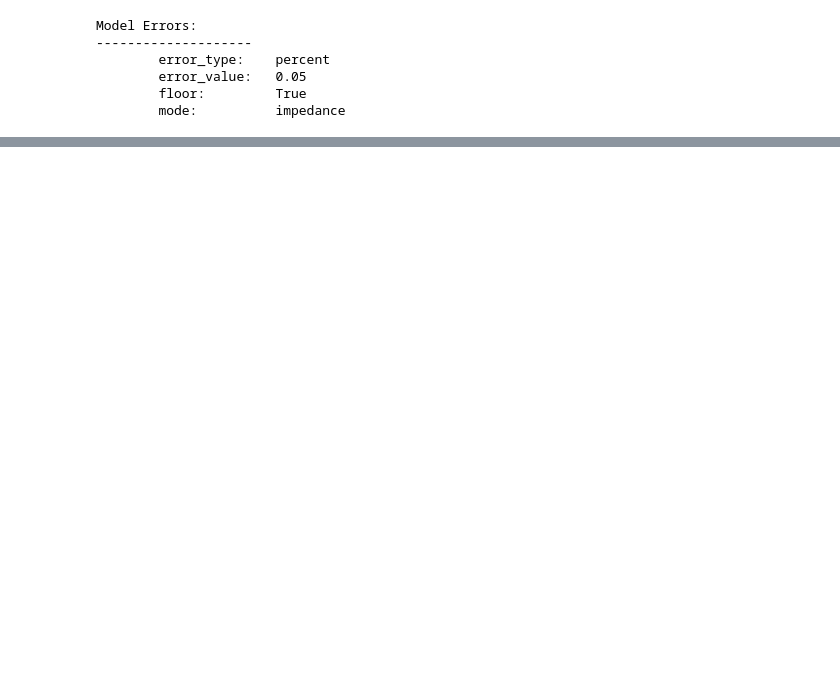
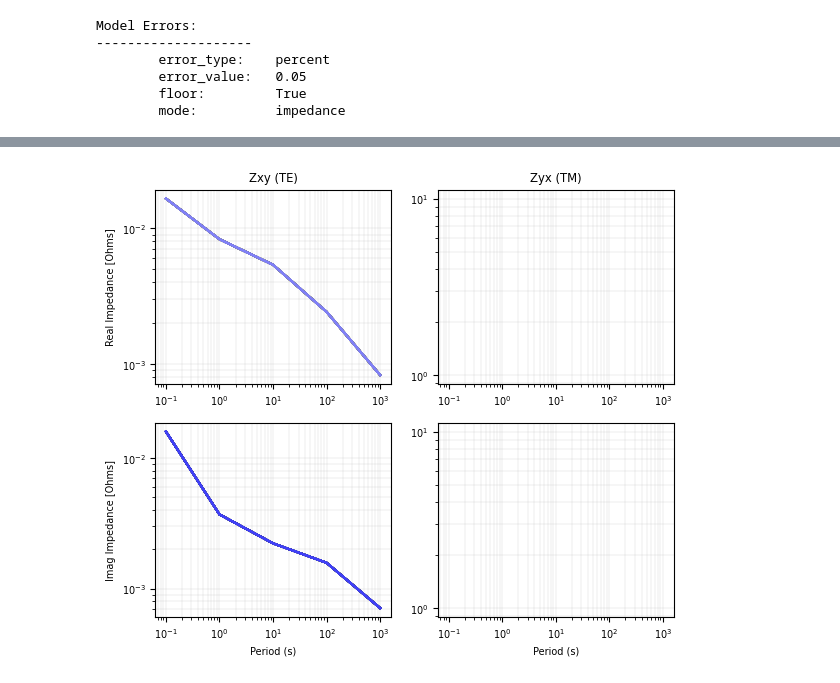
Before and after one commit to simpeg-research/earthscope-mt-course, a Jupyter notebook: notebooks/simpeg/13_2d_from_mtpy_example.ipynb, the cells around one changed output, grey strips where cells are left out. Drawn from its saved outputs; the diff is of its cells as text; code cells hidden in the pictures; blank space fills up the shorter version.

```diff
--- a/notebooks/simpeg/13_2d_from_mtpy_example.ipynb
+++ b/notebooks/simpeg/13_2d_from_mtpy_example.ipynb
@@ -138,0 +176,4 @@ Attributes:
+# %%
+simpeg_2d.data.plot_response()
+# %% [output]
+[figure, added]
```
Also changed, not shown: parts of 28 cells of this notebook, 1 other file.
